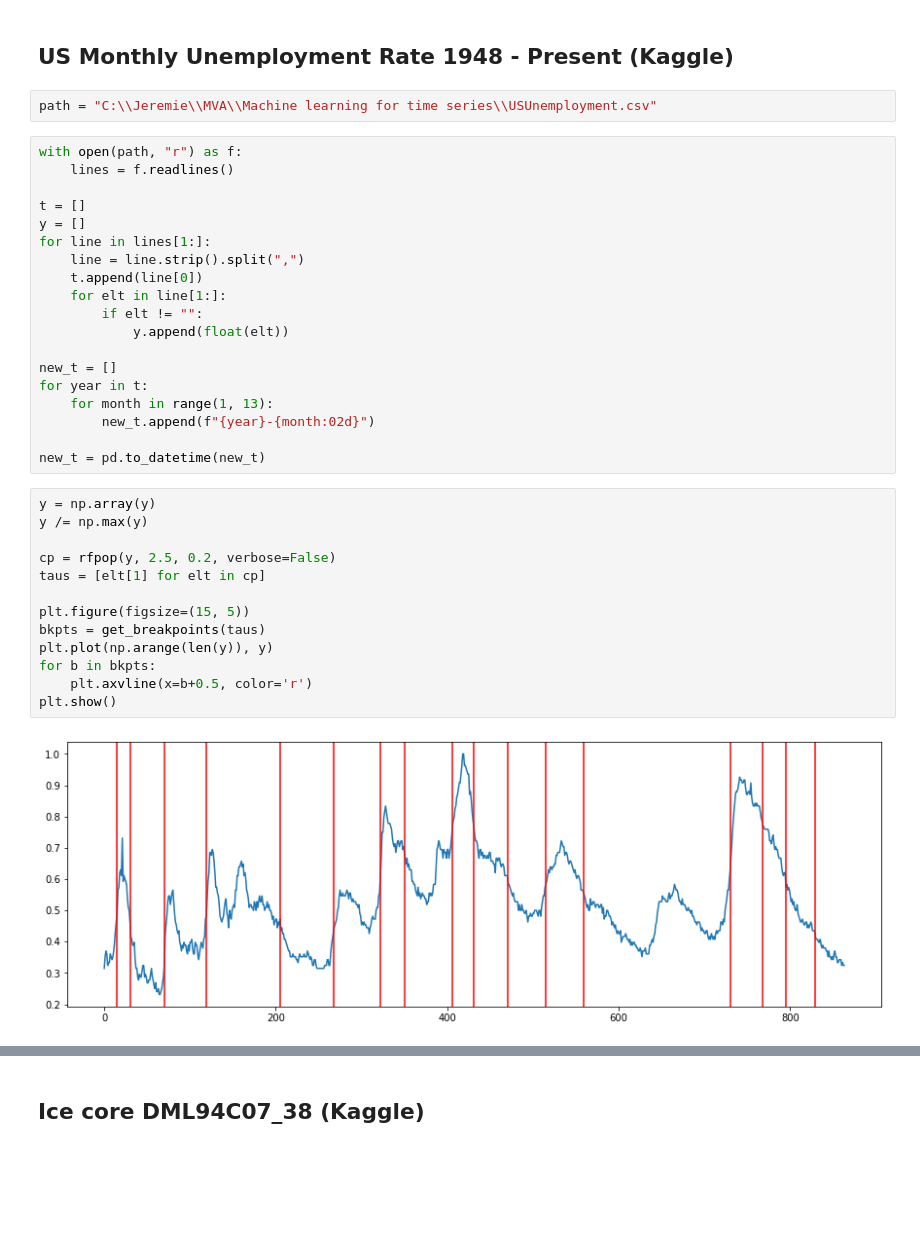
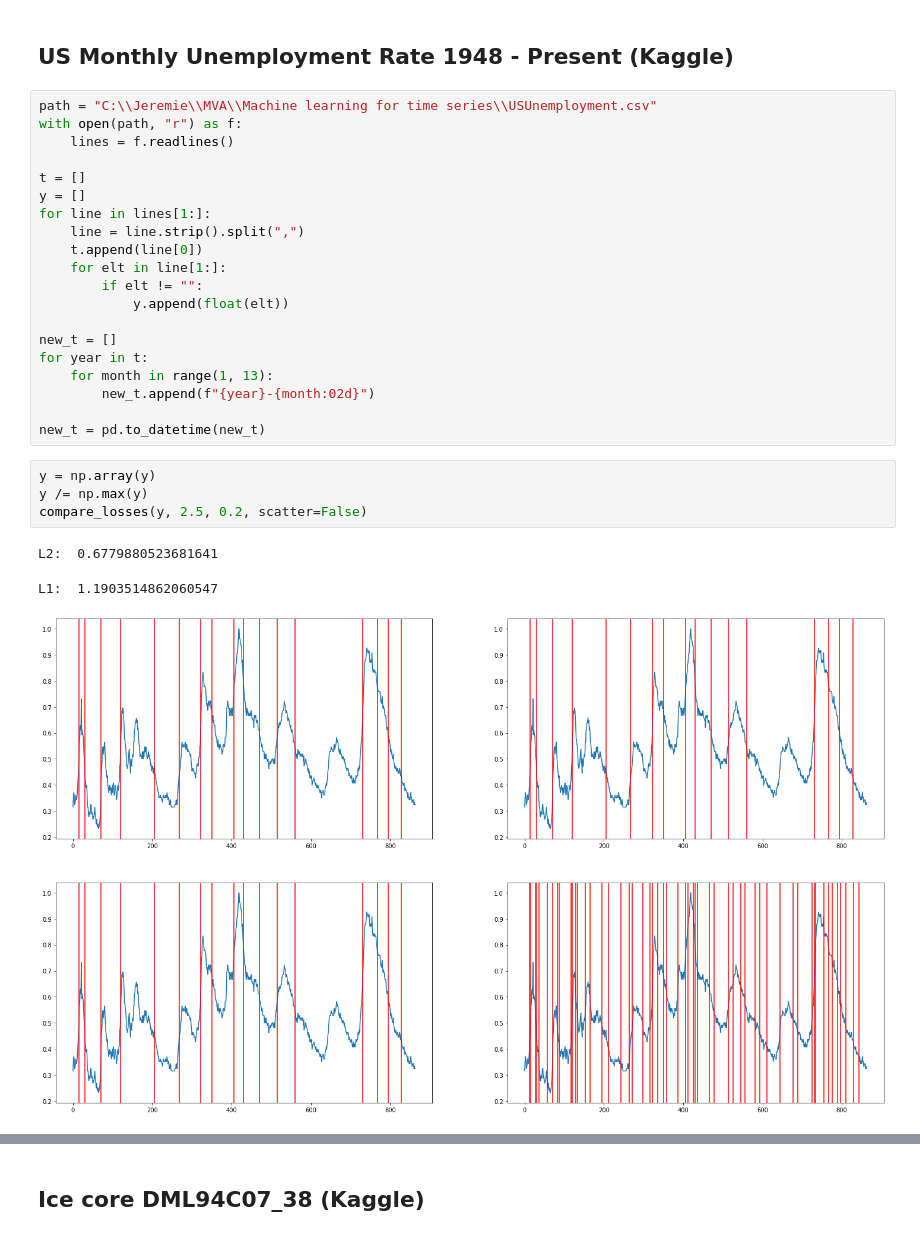
Before and after one commit to jeremtti/changepoint_detection_outliers, a Jupyter notebook: real_world_data.ipynb, the cells around one changed output, grey strips where cells are left out. Drawn from its saved outputs; the diff is of its cells as text; blank space fills up the shorter version.

```diff
--- a/data.ipynb
+++ b/real_world_data.ipynb
@@ -84,9 +133,8 @@ for col in ["Restivity", "Classification"]: # df.columns:
 [figure]
 # %% [markdown]
 ## US Monthly Unemployment Rate 1948 - Present (Kaggle)
-# %%
-path = "C:\\Jeremie\\MVA\\Machine learning for time series\\USUnemployment.csv"
 # %%
+path = "C:\\Jeremie\\MVA\\Machine learning for time series\\USUnemployment.csv"
 with open(path, "r") as f:
     lines = f.readlines()
 
@@ -105,18 +153,11 @@ for year in t:
         new_t.append(f"{year}-{month:02d}")
 
 new_t = pd.to_datetime(new_t)
-# %%
-y = np.array(y)
-y /= np.max(y)
-
-cp = rfpop(y, 2.5, 0.2, verbose=False)
-taus = [elt[1] for elt in cp]
-
-plt.figure(figsize=(15, 5))
-bkpts = get_breakpoints(taus)
-plt.plot(np.arange(len(y)), y)
-for b in bkpts:
-    plt.axvline(x=b+0.5, color='r')
-plt.show()
-# %% [output]
-[figure, removed]
+# %%
+y = np.array(y)
+y /= np.max(y)
+compare_losses(y, 2.5, 0.2, scatter=False)
+# %% [output]
+L2:  0.6779880523681641
+L1:  1.1903514862060547
+[figure, added]
```
Also changed, not shown: parts of 16 cells of this notebook, 3 other files.
